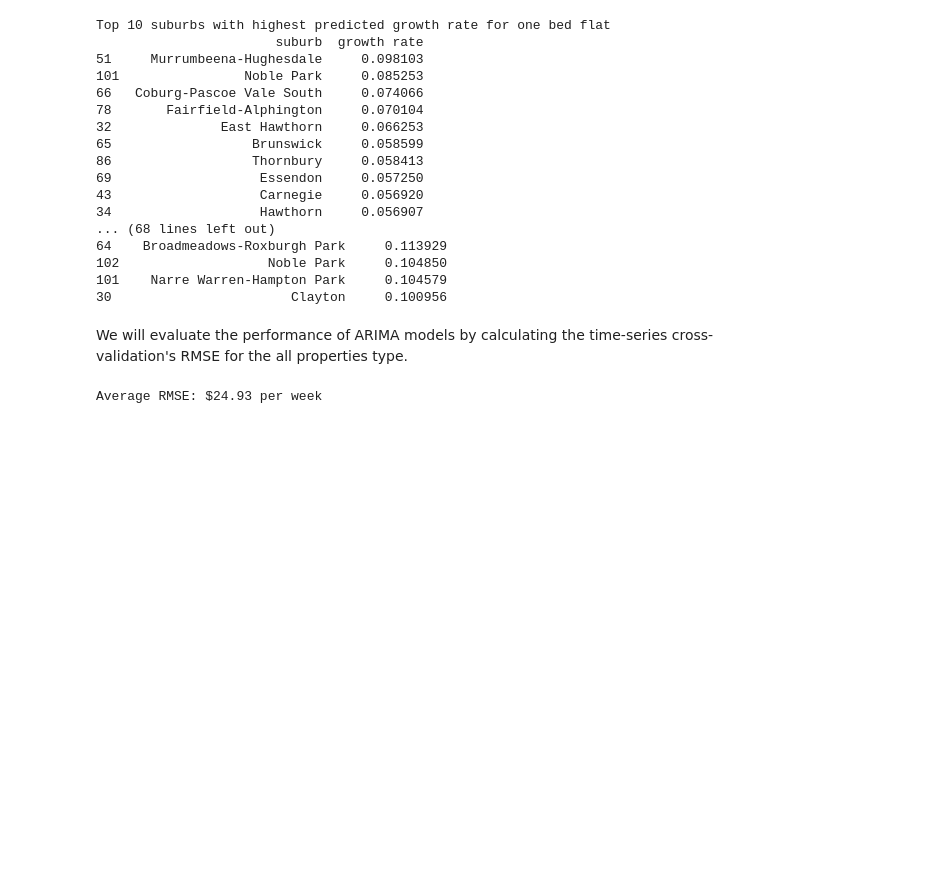
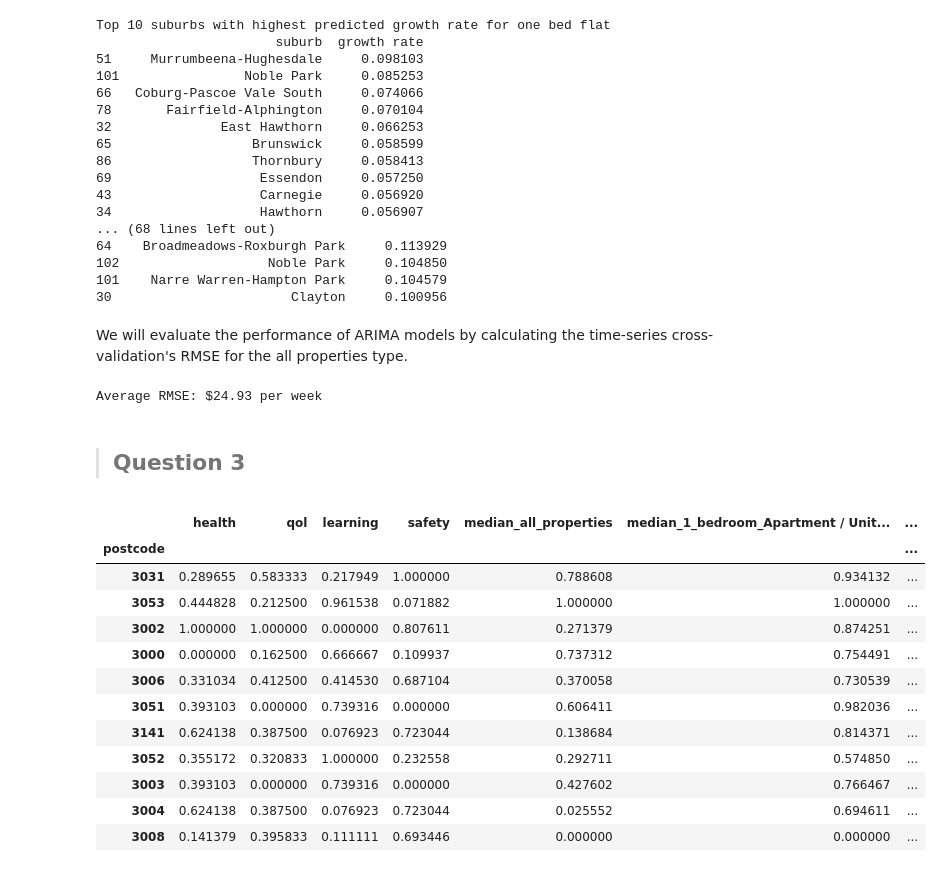
Before and after one commit to MAST30034-AppliedDataScience/project-2-group-real-estate-industry-project-27, a Jupyter notebook: notebooks/summary.ipynb, the cells around one changed output. Saved outputs shown, nothing was run; the diff lists cells and outputs as text; code cells hidden in the pictures; blank space fills up the shorter version.

```diff
--- a/notebooks/summary.ipynb
+++ b/notebooks/summary.ipynb
@@ -197,3 +208,5 @@ for suburb in historical_df.index:
 print(f'Average RMSE: ${np.mean(rmse_scores):.2f} per week')
 # %% [output]
 Average RMSE: $24.93 per week
+# %% [markdown]
+> ## Question 3
@@ -199,0 +216,17 @@ Average RMSE: $24.93 per week
+# %%
+# liveability scores and individual metrics for suburbs with available social indicator data from highest score to lowest
+liveability_df.sort_values(by=["score"], ascending=False)
+# %% [output]
+|  | health | qol | learning | safety | median_all_properties | median_1_bedroom_Apartment / Unit... | ... |
+| postcode |  |  |  |  |  |  | ... |
+| 3031 | 0.289655 | 0.583333 | 0.217949 | 1.000000 | 0.788608 | 0.934132 | ... |
+| 3053 | 0.444828 | 0.212500 | 0.961538 | 0.071882 | 1.000000 | 1.000000 | ... |
+| 3002 | 1.000000 | 1.000000 | 0.000000 | 0.807611 | 0.271379 | 0.874251 | ... |
+| 3000 | 0.000000 | 0.162500 | 0.666667 | 0.109937 | 0.737312 | 0.754491 | ... |
+| 3006 | 0.331034 | 0.412500 | 0.414530 | 0.687104 | 0.370058 | 0.730539 | ... |
+| 3051 | 0.393103 | 0.000000 | 0.739316 | 0.000000 | 0.606411 | 0.982036 | ... |
+| 3141 | 0.624138 | 0.387500 | 0.076923 | 0.723044 | 0.138684 | 0.814371 | ... |
+| 3052 | 0.355172 | 0.320833 | 1.000000 | 0.232558 | 0.292711 | 0.574850 | ... |
+| 3003 | 0.393103 | 0.000000 | 0.739316 | 0.000000 | 0.427602 | 0.766467 | ... |
+| 3004 | 0.624138 | 0.387500 | 0.076923 | 0.723044 | 0.025552 | 0.694611 | ... |
+| 3008 | 0.141379 | 0.395833 | 0.111111 | 0.693446 | 0.000000 | 0.000000 | ... |
```
Also changed, not shown: parts of 12 cells of this notebook, 2 other files.
